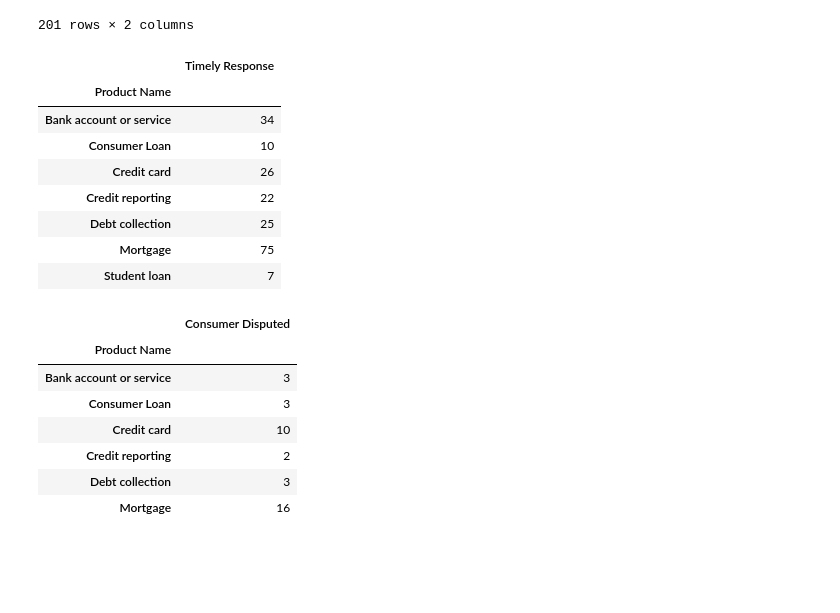
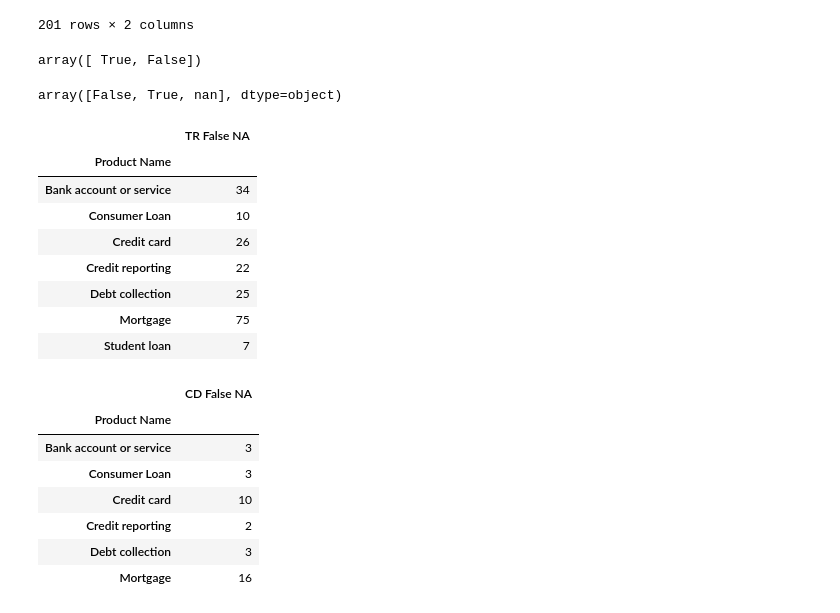
Before and after one commit to ecviridova/epam_training, a Jupyter notebook: complaints.ipynb, the cells around one changed output. Drawn from its saved outputs; the diff is of its cells as text; code cells hidden in the pictures; blank space fills up the shorter version.

```diff
--- a/complaints.ipynb
+++ b/complaints.ipynb
@@ -85,11 +86,29 @@ df[(df['Date Received'] >= date_start) & (df['Date Received'] <= date_end)][['Pr
 | 470314 | Student loan | Repaying your loan |
 | 470418 | Student loan | Repaying your loan |
 201 rows × 2 columns
+# %%
+df['Timely Response'].unique()
+# %% [output]
+array([ True, False])
+# %%
+df['Consumer Disputed'].unique()
+# %% [output]
+array([False, True, nan], dtype=object)
+# %%
+# parse timely response
+df.loc[df['Timely Response'] != True, 'TR False NA'] = False
+df.loc[df['Timely Response'] == True, 'TR False NA'] = True
+# %%
+# parse consumer disputed
+df.loc[df['Consumer Disputed'] != True, 'CD False NA'] = False
+df.loc[df['Consumer Disputed'] == True, 'CD False NA'] = True
 # %%
 # how much with timely response
-df[(df['Date Received'] >= date_start) & (df['Date Received'] <= date_end) & (df['Timely Response'] == True)][['Product Name','Timely Response']].groupby('Product Name').sum()
+df[(df['Date Received'] >= date_start) &\
+   (df['Date Received'] <= date_end) &\
+   (df['TR False NA'] == True)][['Product Name','TR False NA']].groupby('Product Name').count()
 # %% [output]
-|  | Timely Response |
+|  | TR False NA |
 | Product Name |  |
 | Bank account or service | 34 |
 | Consumer Loan | 10 |
@@ -100,9 +119,12 @@ df[(df['Date Received'] >= date_start) & (df['Date Received'] <= date_end) & (df
 | Student loan | 7 |
 # %%
 # how much disputed by customer
-df[(df['Date Received'] >= date_start) & (df['Date Received'] <= date_end) & (df['Consumer Disputed'] == True)][['Product Name','Consumer Disputed']].groupby('Product Name').sum()
+
+df[(df['Date Received'] >= date_start) &\
+   (df['Date Received'] <= date_end) &\
+   (df['CD False NA'] == True)][['Product Name','CD False NA']].groupby('Product Name').count()
 # %% [output]
-|  | Consumer Disputed |
+|  | CD False NA |
 | Product Name |  |
 | Bank account or service | 3 |
 | Consumer Loan | 3 |
```
Also changed, not shown: parts of 22 cells of this notebook.
